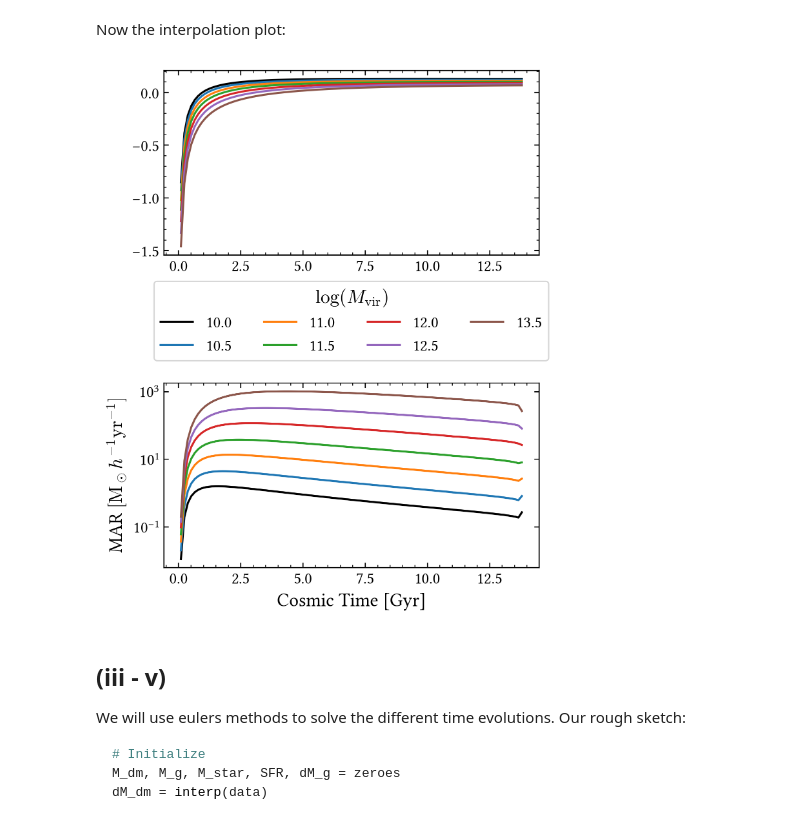
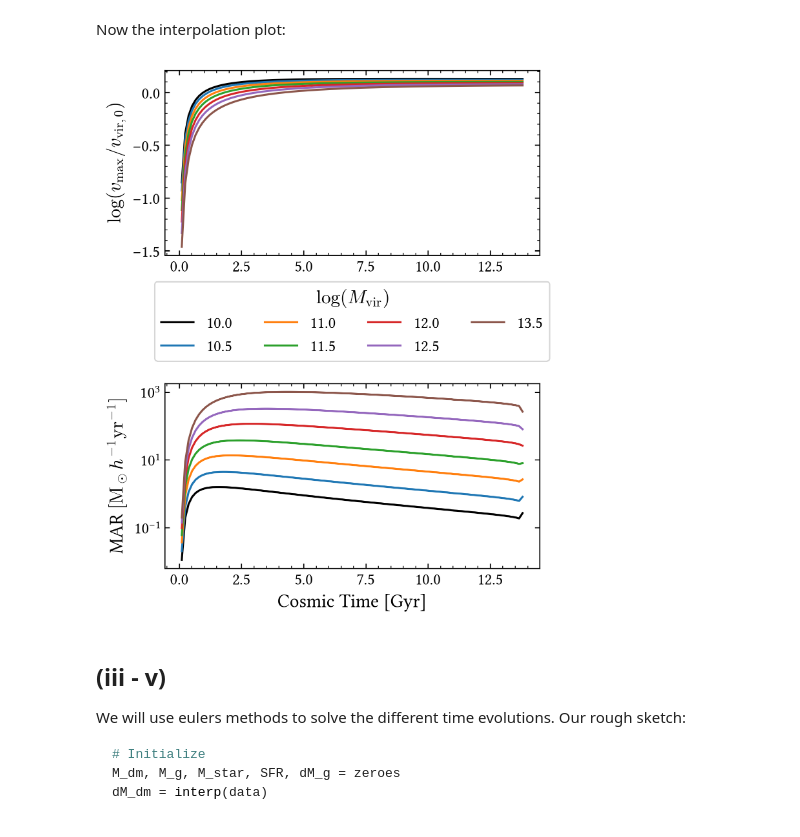
Before and after one commit to lorlo9999/FEG_NA2, a Jupyter notebook: script.ipynb, the cells around one changed output. Cells and saved outputs as stored; diff of their text form; code cells hidden in the pictures.

```diff
--- a/script.ipynb
+++ b/script.ipynb
@@ -81,34 +81,35 @@ Now the interpolation plot:
 # %%
 t_space = np.linspace(0.1,13.8,100)
 
 fig, ax = plt.subplots(2,sharex=True,figsize = (5,6))
 if print_titles: fig.suptitle(r"$v_{\text{max}}$ and the Dark Matter Mass Acretion")
-ax[1].set_xlabel(r'Cosmic Time [Gyr]')
+ax[0].set_ylabel(r'$\log(v_{\text{max}}/v_{\text{vir},0})$')
 ax[1].set_ylabel(r'MAR $[\text{M}_\odot h^{-1} \text{yr}^{-1}]$')
+ax[1].set_xlabel('Cosmic Time [Gyr]')
 if print_titles: fig.supxlabel('Cosmic Time [Gyr]')
 
 for mass, df in data.items():
     y_v = np.interp(t_space,df['t_c'][::-1],df['V_m/V_v'][::-1])
     y_MAR = np.interp(t_space,df['t_c'][::-1],df['MAR'][::-1])
     ax[0].plot(t_space,y_v,label=f'{mass}')
     ax[1].plot(t_space,y_MAR,label=f'{mass}')
 
 ax[0].tick_params(labelbottom=True)
 ax[0].legend(
     title=r'$\log(M_{\text{vir}})$',
     ncol=4,
     loc='upper center',
     bbox_to_anchor=(0.5, -0.1)  # move below first plot
 )
 # ax[1].legend(title=r'$\log(M_{\text{vir}})$',ncol=4)
 ax[1].set_yscale('log')
 plt.tight_layout()
 
 if save_figures: plt.savefig('plots/v_and_mar-t.pdf')
 plt.show()
 plt.close()
 # %% [output]
-[figure, old version]
+[figure, new version]
 # %% [markdown]
 ## (iii - v)
 We will use eulers methods to solve the different time evolutions. Our rough sketch:
```
Also changed, not shown: 1 other file.
